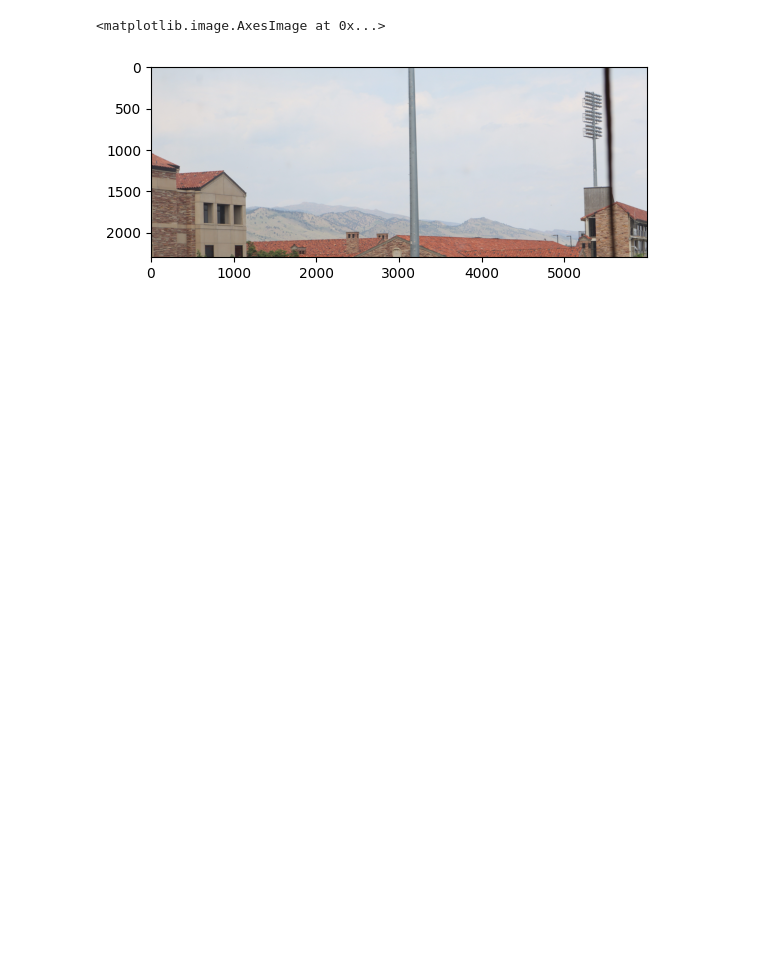
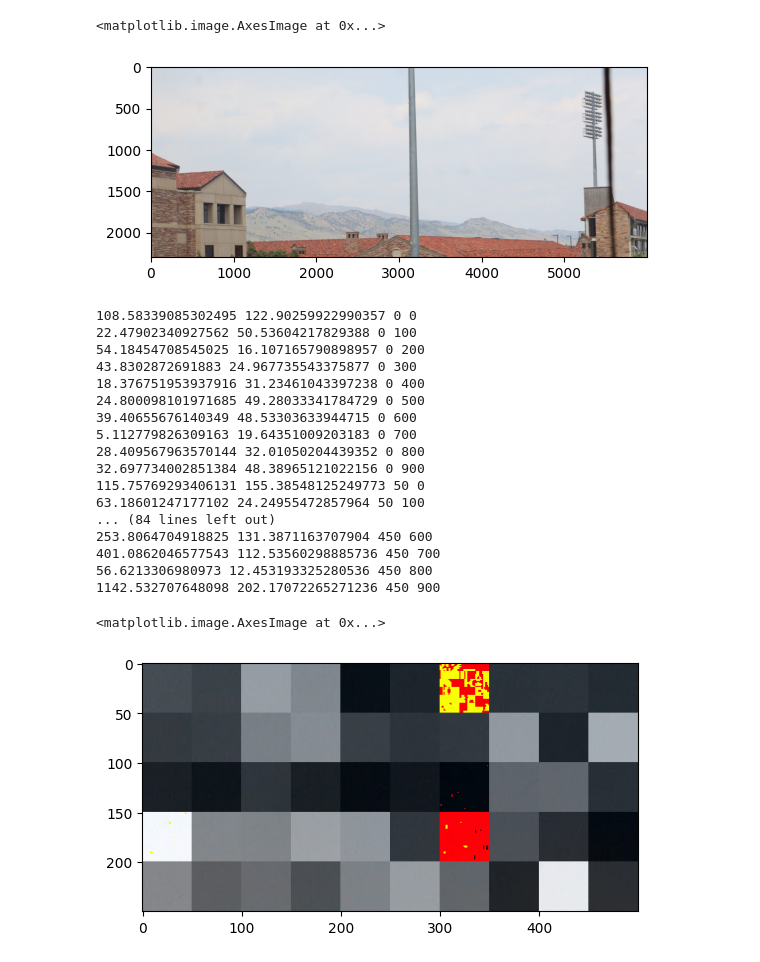
Before and after one commit to 42IceLollies/summer_research_26, a Jupyter notebook: dehazing_image.ipynb, the cells around one changed output. Drawn from its saved outputs; the diff is of its cells as text; code cells hidden in the pictures; blank space fills up the shorter version.

Commit message:
debugging over-shifted patches

```diff
--- a/dehazing_image.ipynb
+++ b/dehazing_image.ipynb
@@ -59,8 +59,23 @@ def airlight_direction(lobf_one, lobf_two):
     intersect = np.cross(norm_one, norm_two)
     return normalize(intersect)
 
+def dist_from_origin(lobf, z):
+    return np.sqrt(lobf.predict_x([z])**2 + lobf.predict_y([z])**2 + z**2)
+
+def find_closest_to_origin(lobf):
+    # Start at where z = 0, search until we find a value that is closest to the origin
+    z = 255
+    curr_dist = dist_from_origin(lobf, z)
+    new_dist = dist_from_origin(lobf, 0)
+    while new_dist<curr_dist:
+        z -=5
+        curr_dist = new_dist
+        new_dist = dist_from_origin(lobf, z)
+
+    return curr_dist
+
 def airlight_mag(lobf):
-    return np.sqrt(lobf.predict_x([0])**2 + lobf.predict_y([0])**2)[0]
+    return find_closest_to_origin(lobf)[0]
 
 def apply_shift(patch, dir, mag):
     red_frac = dir[0]**2
@@ -77,18 +92,45 @@ def apply_shift(patch, dir, mag):
 
     return patch
 # %%
+# THe line is a really bad fit on some of them, maybe try using a normal linear regression or something
+
 # Actually iterating through the image
-for row in range(0, len(image[0]), patch_size):
-    for col in range(0, len(image), patch_size*2):
+for row in range(0, patch_size*10, patch_size):#len(image[0]), patch_size):
+    for col in range(0, patch_size*20, patch_size*2): #len(image), patch_size*2):
         # print(row, col)
         patch_one = image[row:row+patch_size,col:col+patch_size]
         patch_two = image[row:row+patch_size,col+patch_size: col+patch_size*2]
 
         l1 = lobf(patch_one)[0]
         l2 = lobf(patch_two)[0]
 
         A_hat = airlight_direction(l1, l2)
         a_1 = airlight_mag(l1)
         a_2 = airlight_mag(l2)
+
+        print(a_1, a_2, row, col)
         image[row:row+patch_size,col:col+patch_size] = apply_shift(patch_one, A_hat, a_1)
         image[row:row+patch_size,col+patch_size:col+patch_size*2] = apply_shift(patch_two, A_hat, a_2)
+
+
+plt.imshow(image[:patch_size*5, :patch_size*10])
+# %% [output]
+108.58339085302495 122.90259922990357 0 0
+22.47902340927562 50.53604217829388 0 100
+54.18454708545025 16.107165790898957 0 200
+43.8302872691883 24.967735543375877 0 300
+18.376751953937916 31.23461043397238 0 400
+24.800098101971685 49.28033341784729 0 500
+39.40655676140349 48.53303633944715 0 600
+5.112779826309163 19.64351009203183 0 700
+28.409567963570144 32.01050204439352 0 800
+32.697734002851384 48.38965121022156 0 900
+115.75769293406131 155.38548125249773 50 0
+63.18601247177102 24.24955472857964 50 100
+... (84 lines left out)
+253.8064704918825 131.3871163707904 450 600
+401.0862046577543 112.53560298885736 450 700
+56.6213306980973 12.453193325280536 450 800
+1142.532707648098 202.17072265271236 450 900
+<matplotlib.image.AxesImage at 0x...>
+[figure, added]
```
